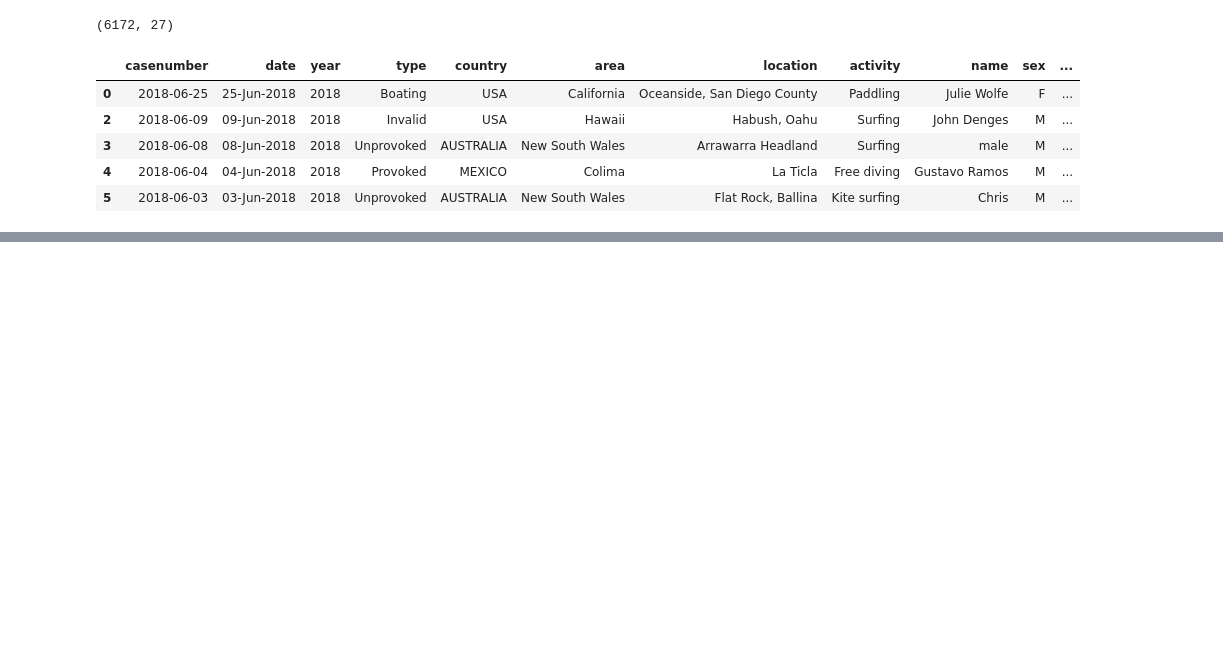
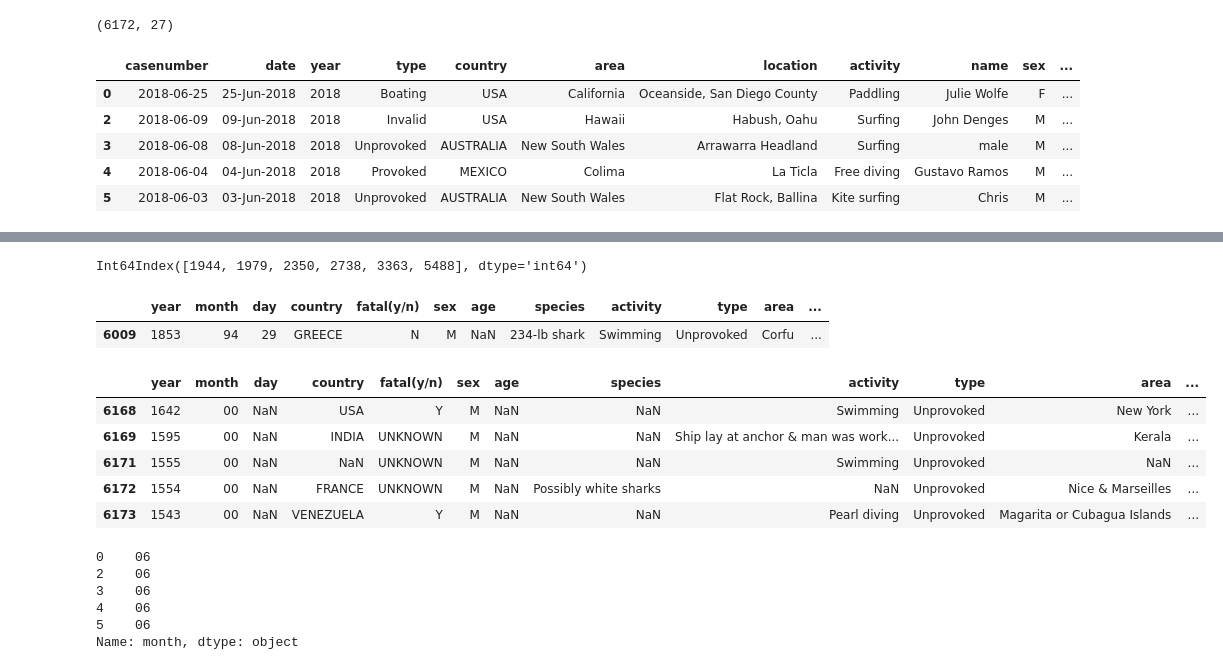
Before and after one commit to Barge7/SHARK, a Jupyter notebook: your_code.ipynb, the cells around one changed output, grey strips where cells are left out. Drawn from its saved outputs; the diff is of its cells as text; code cells hidden in the pictures; blank space fills up the shorter version.

```diff
--- a/your_code.ipynb
+++ b/your_code.ipynb
@@ -725,0 +767,31 @@ data.head()
+# %%
+borrar = data[data.month.isnull()].index  #BORRO LAS FILAS DONDE MONTH SEA NULO
+# %% [output]
+Int64Index([1944, 1979, 2350, 2738, 3363, 5488], dtype='int64')
+# %%
+data.drop(borrar, axis=0, inplace = True)
+# %%
+data[data.month == '94']
+# %% [output]
+|  | year | month | day | country | fatal(y/n) | sex | age | species | activity | type | area | ... |
+| 6009 | 1853 | 94 | 29 | GREECE | N | M | NaN | 234-lb shark | Swimming | Unprovoked | Corfu | ... |
+# %%
+data.drop([6009], axis=0, inplace = True)
+# %%
+data[data.month == '00'].tail()   # 400 COLUMNAS DE MONTH TIENEN '00'
+# %% [output]
+|  | year | month | day | country | fatal(y/n) | sex | age | species | activity | type | area | ... |
+| 6168 | 1642 | 00 | NaN | USA | Y | M | NaN | NaN | Swimming | Unprovoked | New York | ... |
+| 6169 | 1595 | 00 | NaN | INDIA | UNKNOWN | M | NaN | NaN | Ship lay at anchor & man was work... | Unprovoked | Kerala | ... |
+| 6171 | 1555 | 00 | NaN | NaN | UNKNOWN | M | NaN | NaN | Swimming | Unprovoked | NaN | ... |
+| 6172 | 1554 | 00 | NaN | FRANCE | UNKNOWN | M | NaN | Possibly white sharks | NaN | Unprovoked | Nice & Marseilles | ... |
+| 6173 | 1543 | 00 | NaN | VENEZUELA | Y | M | NaN | NaN | Pearl diving | Unprovoked | Magarita or Cubagua Islands | ... |
+# %%
+data['month'].bfill().head()  # INTENTO RELLENARLAS CON BFILL PERO NO RELLENA NINGUNA
+# %% [output]
+0    06
+2    06
+3    06
+4    06
+5    06
+Name: month, dtype: object
```
Also changed, not shown: parts of 27 cells of this notebook.
